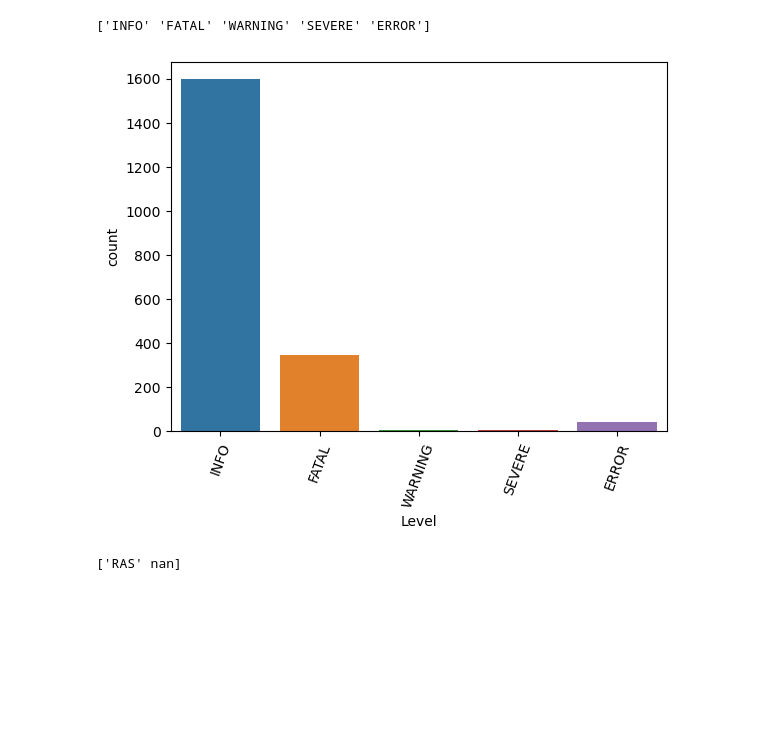
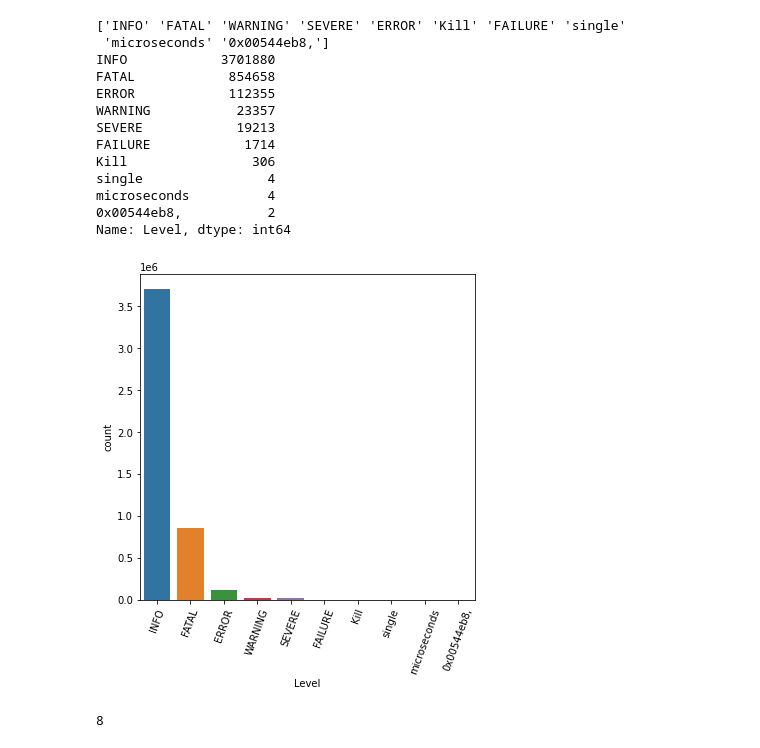
Before and after one commit to muthuskumar/msds13, a Jupyter notebook: eda.ipynb, the cells around one changed output. Cells and saved outputs as stored; diff of their text form; code cells hidden in the pictures; blank space fills up the shorter version.

```diff
--- a/eda.ipynb
+++ b/eda.ipynb
@@ -10,5 +11,9 @@ import seaborn as sns
 project_root = os.getcwd()
 input_dir = 'input'
 
-log_csv_file_name = 'bgl_2k.csv'
+log_csv_file_name = 'BGL.csv'
 log_csv_file = log_file = path.abspath(path.join(project_root, input_dir, log_csv_file_name))
+# %%
+original_df = pd.read_csv(log_csv_file)
+print(original_df.shape)
+print(original_df.info())
@@ -15,5 +38,5 @@ log_csv_file = log_file = path.abspath(path.join(project_root, input_dir, log_cs
 # %%
-original_df = pd.read_csv(log_csv_file, names=['Anomaly Type', 'Timestamp (ms)', 'Date', 'Node', 'Timestamp', 'Node Repeat', 'Message Type', 'Component', 'Level', 'Content'])
+original_df.drop(['Timestamp (ms)', 'Node Repeat'], axis = 1)
 original_df['Anomaly Label'] = np.where(original_df['Anomaly Type'] == '-', 0, 1)
 original_df['Timestamp'] = pd.to_datetime(original_df['Timestamp'], format='%Y-%m-%d-%H.%M.%S.%f')
 
@@ -58,14 +126,29 @@ plt.show()
 # %%
 unique_levels = original_df['Level'].unique()
 print(unique_levels)
-op = sns.countplot(x='Level', data=original_df)
-op.set_xticklabels(labels=unique_levels, rotation=70)
+print(original_df['Level'].value_counts())
+
+log_levels = original_df['Level'].value_counts().index
+fig, ax = plt.subplots(figsize=(6, 6))
+op = sns.countplot(x='Level', data=original_df, order=log_levels)
+op.set_xticklabels(labels=log_levels, rotation=70)
 plt.show()
 # %% [output]
-['INFO' 'FATAL' 'WARNING' 'SEVERE' 'ERROR']
+['INFO' 'FATAL' 'WARNING' 'SEVERE' 'ERROR' 'Kill' 'FAILURE' 'single'
+ 'microseconds' '0x00544eb8,']
+INFO            3701880
+FATAL            854658
+ERROR            112355
+WARNING           23357
+SEVERE            19213
+FAILURE            1714
+Kill                306
+single                4
+microseconds          4
+0x00544eb8,           2
+Name: Level, dtype: int64
-[figure, old version]
+[figure, new version]
-# %%
-unique_message_types = original_df['Message Type'].unique()
-print(unique_message_types)
-# %% [output]
-['RAS' nan]
+# %%
+len(original_df[original_df['Level'].isin(['single', 'microseconds', '0x00544eb8'])])
+# %% [output]
+8
```
Also changed, not shown: parts of 29 cells of this notebook, 2 other files.
